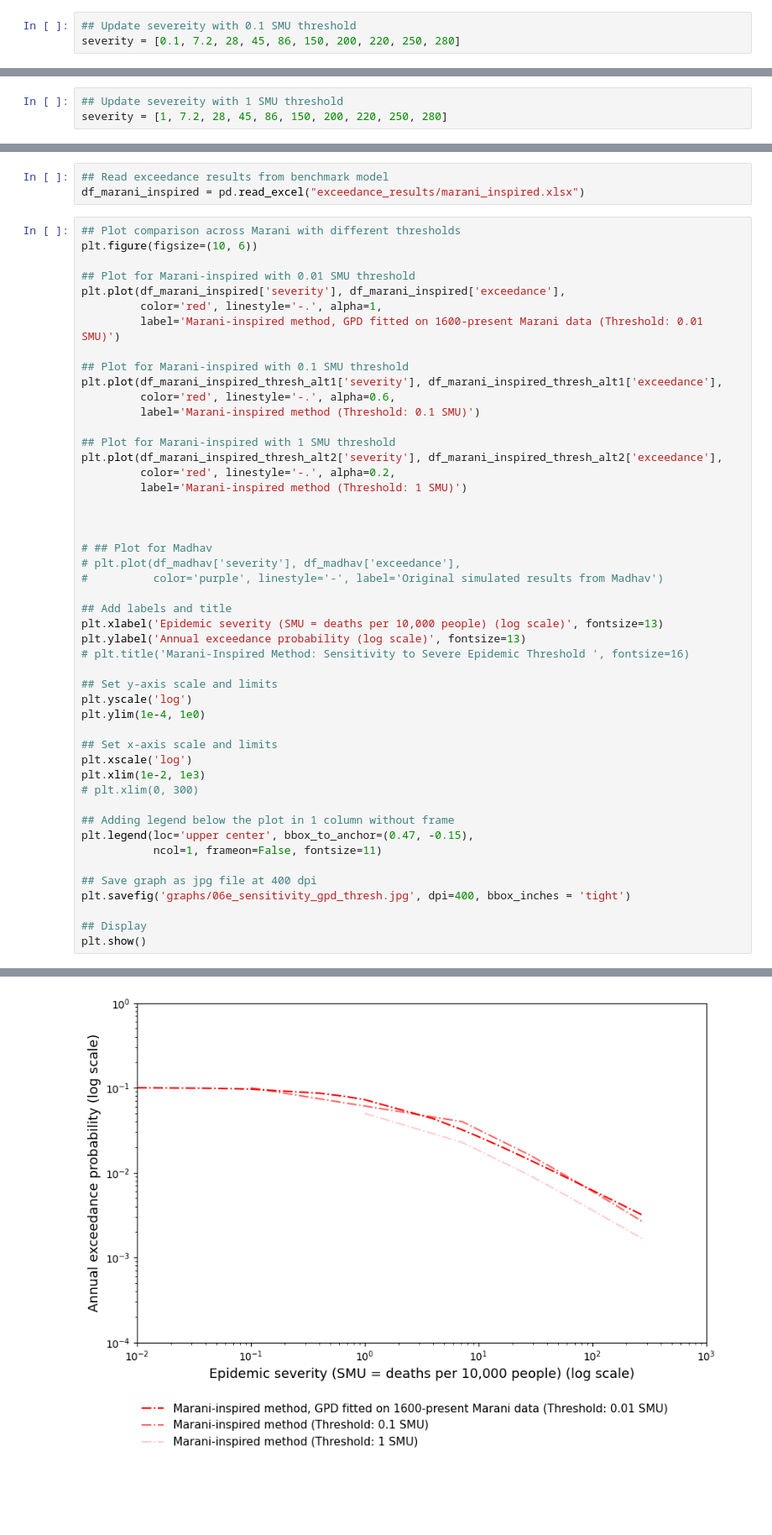
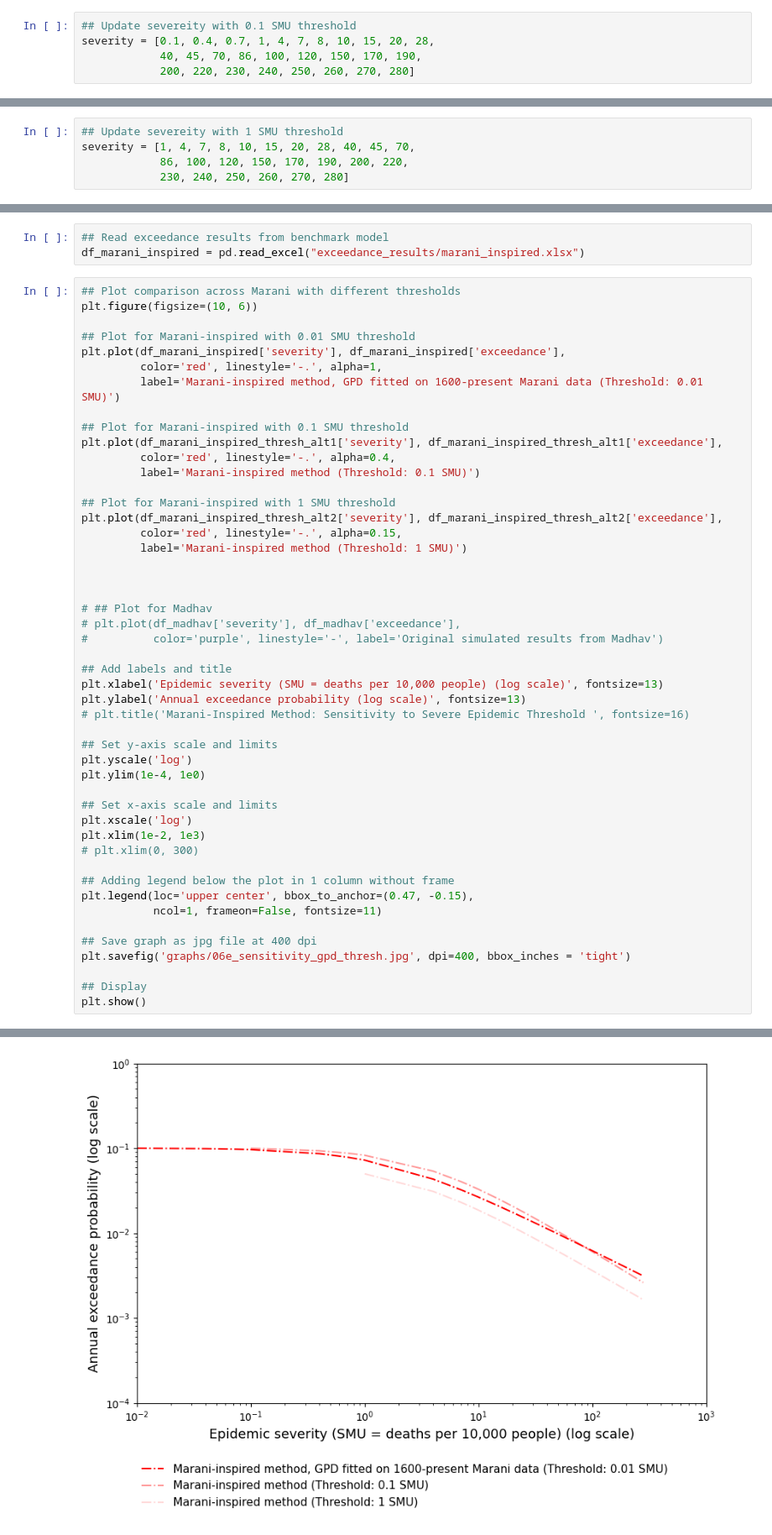
Before and after one commit to DevInnovationLab/pandemic_model_public, a Jupyter notebook: pandemic-loss-modeling/06e_sensitivity_gpd_thresh.ipynb, the cells around one changed output, grey strips where cells are left out. Shown at 84% size. Drawn from its saved outputs; the diff is of its cells as text; blank space fills up the shorter version.

```diff
--- a/pandemic-loss-modeling/06e_sensitivity_gpd_thresh.ipynb
+++ b/pandemic-loss-modeling/06e_sensitivity_gpd_thresh.ipynb
@@ -83,7 +91,9 @@ print(f'Extreme epidemic arrival rate: {round(arrival_severe_marani_inspired, 3)
 Extreme epidemic arrival rate: 0.1/year
 # %%
 ## Update severeity with 0.1 SMU threshold
-severity = [0.1, 7.2, 28, 45, 86, 150, 200, 220, 250, 280]
+severity = [0.1, 0.4, 0.7, 1, 4, 7, 8, 10, 15, 20, 28,
+            40, 45, 70, 86, 100, 120, 150, 170, 190,
+            200, 220, 230, 240, 250, 260, 270, 280]
 # %%
 ## Calculate exceedance probabilities
 exceedance = arrival_severe_marani_inspired * (1 - genpareto.cdf(severity,
@@ -154,7 +170,9 @@ print(f'Extreme epidemic arrival rate: {round(arrival_severe_marani_inspired, 3)
 Extreme epidemic arrival rate: 0.05/year
 # %%
 ## Update severeity with 1 SMU threshold
-severity = [1, 7.2, 28, 45, 86, 150, 200, 220, 250, 280]
+severity = [1, 4, 7, 8, 10, 15, 20, 28, 40, 45, 70,
+            86, 100, 120, 150, 170, 190, 200, 220,
+            230, 240, 250, 260, 270, 280]
 # %%
 ## Calculate exceedance probabilities
 exceedance = arrival_severe_marani_inspired * (1 - genpareto.cdf(severity,
@@ -199,12 +223,12 @@ plt.plot(df_marani_inspired['severity'], df_marani_inspired['exceedance'],
 
 ## Plot for Marani-inspired with 0.1 SMU threshold
 plt.plot(df_marani_inspired_thresh_alt1['severity'], df_marani_inspired_thresh_alt1['exceedance'],
-         color='red', linestyle='-.', alpha=0.6,
+         color='red', linestyle='-.', alpha=0.4,
          label='Marani-inspired method (Threshold: 0.1 SMU)')
 
 ## Plot for Marani-inspired with 1 SMU threshold
 plt.plot(df_marani_inspired_thresh_alt2['severity'], df_marani_inspired_thresh_alt2['exceedance'],
-         color='red', linestyle='-.', alpha=0.2,
+         color='red', linestyle='-.', alpha=0.15,
          label='Marani-inspired method (Threshold: 1 SMU)')
 
 
@@ -219,31 +243,31 @@ plt.ylabel('Annual exceedance probability (log scale)', fontsize=13)
 # plt.title('Marani-Inspired Method: Sensitivity to Severe Epidemic Threshold ', fontsize=16)
 
 ## Set y-axis scale and limits
 plt.yscale('log')
 plt.ylim(1e-4, 1e0)
 
 ## Set x-axis scale and limits
 plt.xscale('log')
 plt.xlim(1e-2, 1e3)
 # plt.xlim(0, 300)
 
 ## Adding legend below the plot in 1 column without frame
 plt.legend(loc='upper center', bbox_to_anchor=(0.47, -0.15),
            ncol=1, frameon=False, fontsize=11)
 
 ## Save graph as jpg file at 400 dpi
 plt.savefig('graphs/06e_sensitivity_gpd_thresh.jpg', dpi=400, bbox_inches = 'tight')
 
 ## Display
 plt.show()
 # %% [output]
 <Figure size 1000x600 with 0 Axes>
 [<matplotlib.lines.Line2D at 0x...>]
 [<matplotlib.lines.Line2D at 0x...>]
 [<matplotlib.lines.Line2D at 0x...>]
 Text(0.5, 0, 'Epidemic severity (SMU = deaths per 10,000 people) (log scale)')
 Text(0, 0.5, 'Annual exceedance probability (log scale)')
 (0.0001, 1.0)
 (0.01, 1000.0)
 <matplotlib.legend.Legend at 0x...>
-[figure, old version]
+[figure, new version]
```
Also changed, not shown: parts of 4 cells of this notebook, 13 other files.
